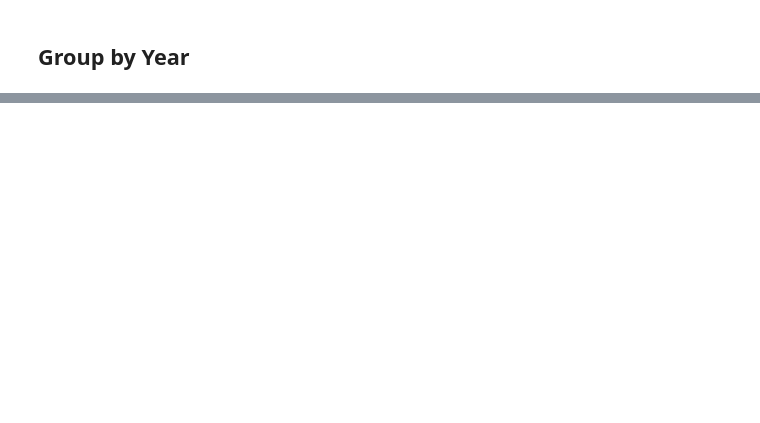
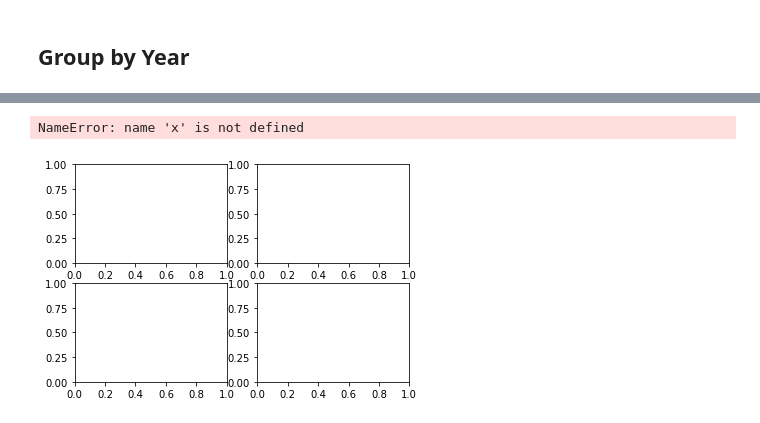
Before and after one commit to udianand/GooglePracticum, a Jupyter notebook: IL_Maize_PreProcessing_PCA.ipynb, the cells around one changed output, grey strips where cells are left out. Cells and saved outputs as stored; diff of their text form; code cells hidden in the pictures; blank space fills up the shorter version.

```diff
--- a/IL_Maize_PreProcessing_PCA.ipynb
+++ b/IL_Maize_PreProcessing_PCA.ipynb
@@ -213,0 +229,13 @@ YEAR AG_DISTRICT
+# %%
+f, axarr = plt.subplots(2, 2)
+axarr[0, 0].plot(x, y)
+axarr[0, 0].set_title('Axis [0,0]')
+axarr[0, 1].scatter(x, y)
+axarr[0, 1].set_title('Axis [0,1]')
+axarr[1, 0].plot(x, y ** 2)
+axarr[1, 0].set_title('Axis [1,0]')
+axarr[1, 1].scatter(x, y ** 2)
+axarr[1, 1].set_title('Axis [1,1]')
+# %% [output]
+NameError: name 'x' is not defined
+[figure, added]
```
Also changed, not shown: parts of 6 cells of this notebook, 1 other file.
